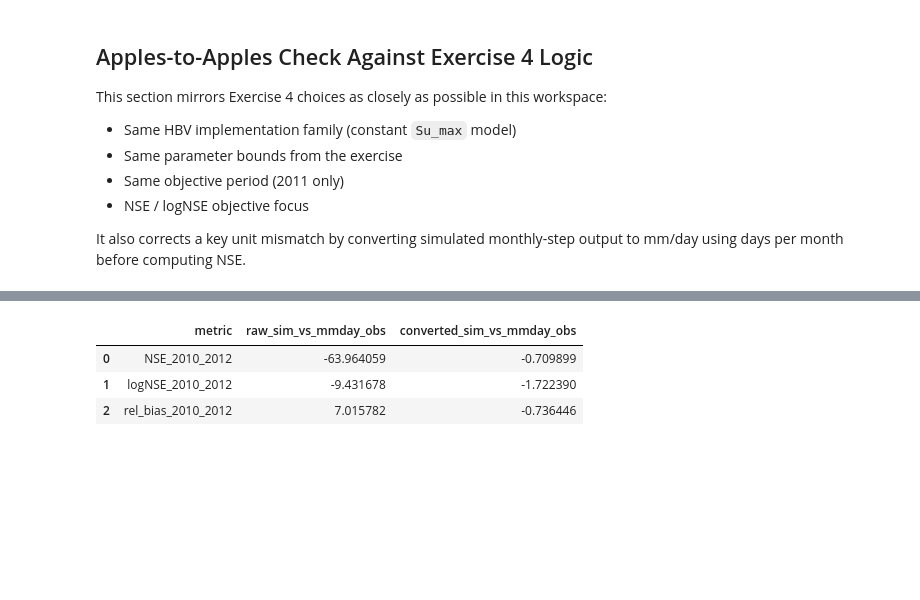
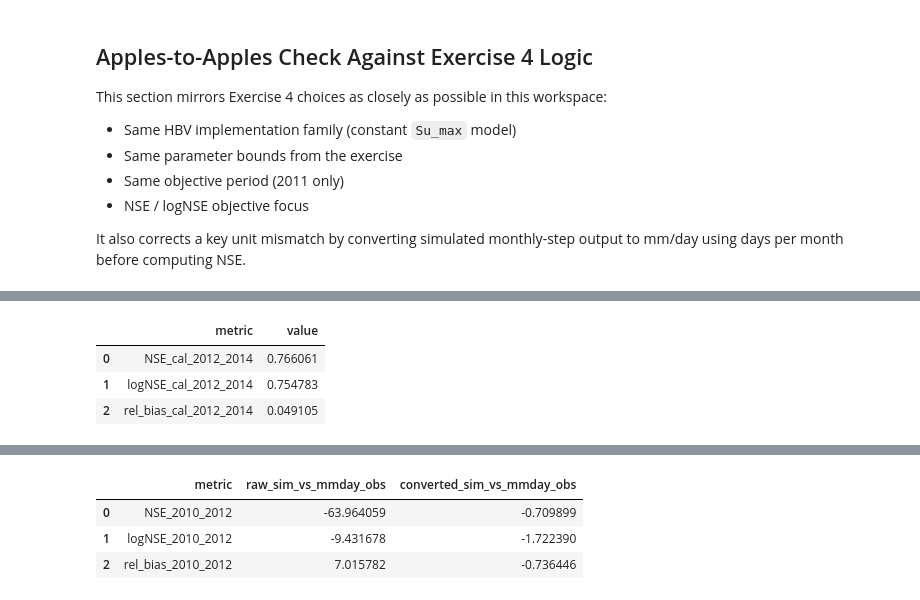
Before and after one commit to Doriswong35/teaching-materials, a Jupyter notebook: Main_project/Temp_constant_calval.ipynb, the cells around one changed output, grey strips where cells are left out. Saved outputs shown, nothing was run; the diff lists cells and outputs as text; code cells hidden in the pictures; blank space fills up the shorter version.

```diff
--- a/Main_project/Temp_constant_calval.ipynb
+++ b/Main_project/Temp_constant_calval.ipynb
@@ -270,0 +421,88 @@ It also corrects a key unit mismatch by converting simulated monthly-step output
+# %%
+# MC simulation for 2011-2014 with 2011 warmup (score on 2012-2014)
+# Define metrics locally if previous function cell has not been run.
+if 'nse' not in globals():
+    def nse(obs, sim):
+        obs = np.asarray(obs, dtype=float)
+        sim = np.asarray(sim, dtype=float)
+        den = np.sum((obs - np.mean(obs)) ** 2)
+        if den <= 0:
+            return np.nan
+        return 1 - np.sum((obs - sim) ** 2) / den
+
+if 'log_nse' not in globals():
+    def log_nse(obs, sim, eps=1e-6):
+        obs = np.maximum(np.asarray(obs, dtype=float), eps)
+        sim = np.maximum(np.asarray(sim, dtype=float), eps)
+        return nse(np.log(obs), np.log(sim))
+
+if 'rel_bias' not in globals():
+    def rel_bias(obs, sim):
+        obs = np.asarray(obs, dtype=float)
+        sim = np.asarray(sim, dtype=float)
+        s_obs = np.sum(obs)
+        if s_obs == 0:
+            return np.nan
+        return (np.sum(sim) - s_obs) / s_obs
+
+ParMinn_mc = np.array([0.0, 0.2, 40.0, 0.5, 0.001, 0.0, 0.01, 0.0001])
+ParMaxn_mc = np.array([8.0, 1.0, 800.0, 4.0, 0.3, 10.0, 0.1, 0.01])
+
+N_mc = 1000
+results_mc = []
+
+obs_cal = q_obs_daily[cal_mask]
+
+for _ in range(N_mc):
+    p = np.random.uniform(ParMinn_mc, ParMaxn_mc)
+    cfg = {
+        'precipitation_file': str(pr_daily_path),
+        'potential_evaporation_file': str(pet_daily_path),
+        'parameters': ','.join([f'{v:.10f}' for v in p]),
+        'initial_storage': '0.0,100.0,0.0,5.0',
+    }
+    with open(cfg_daily_path, 'w') as f:
+        json.dump(cfg, f)
+
+    m = HBV_Bmi()
+    m.initialize(str(cfg_daily_path))
+
+    sim = []
+    while m.current_timestep < m.end_timestep:
+        m.update()
+        out = np.array([0.0])
+        m.get_value('Q', out)
+        sim.append(out[0])
+
+    sim = np.asarray(sim, dtype=float)
+    if (not np.all(np.isfinite(sim))) or np.any(sim < 0):
+        continue
+
+    sim_cal = sim[cal_mask]
+    nse_cal = nse(obs_cal, sim_cal)
+    lognse_cal = log_nse(obs_cal, sim_cal)
+    rb_cal = rel_bias(obs_cal, sim_cal)
+
+    if np.isfinite(nse_cal) and np.isfinite(lognse_cal):
+        results_mc.append({
+            'params': p,
+            'sim_mm_day': sim,
+            'nse_cal': nse_cal,
+            'lognse_cal': lognse_cal,
+            'rb_cal': rb_cal,
+        })
+
+if not results_mc:
+    raise RuntimeError('No valid daily MC runs found for 2011-2014.')
+
+best_daily = max(results_mc, key=lambda d: d['nse_cal'])
+sim_daily_best = best_daily['sim_mm_day']
+
+summary_daily = pd.DataFrame({
+    'metric': ['NSE_cal_2012_2014', 'logNSE_cal_2012_2014', 'rel_bias_cal_2012_2014'],
+    'value': [best_daily['nse_cal'], best_daily['lognse_cal'], best_daily['rb_cal']],
+})
+
+print('Valid runs:', len(results_mc), '/', N_mc)
+summary_daily
+# %% [output]
@@ -270,0 +510,4 @@ It also corrects a key unit mismatch by converting simulated monthly-step output
+|  | metric | value |
+| 0 | NSE_cal_2012_2014 | 0.766061 |
+| 1 | logNSE_cal_2012_2014 | 0.754783 |
+| 2 | rel_bias_cal_2012_2014 | 0.049105 |
```
Also changed, not shown: parts of 9 cells of this notebook, 2 other files.
